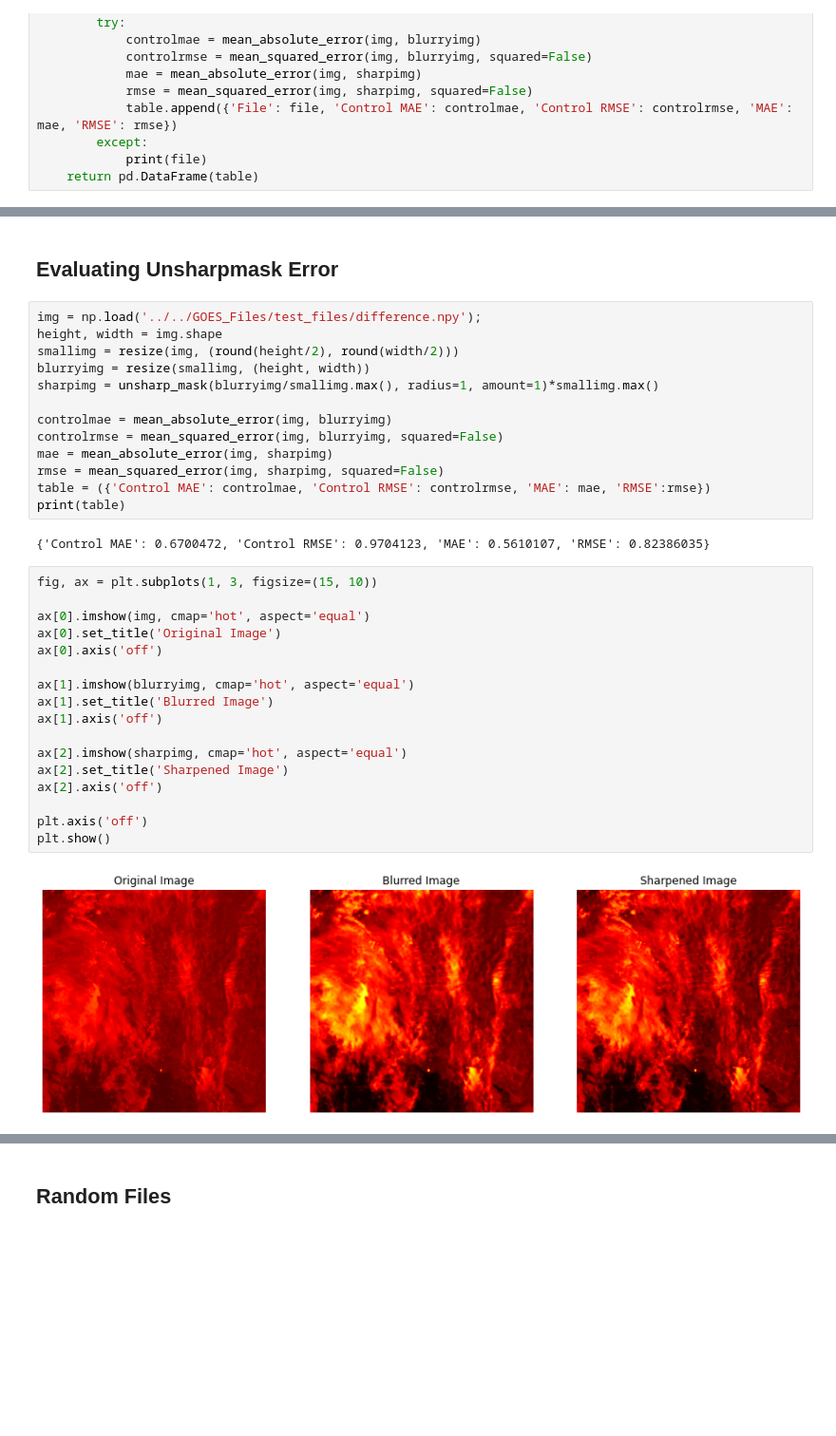
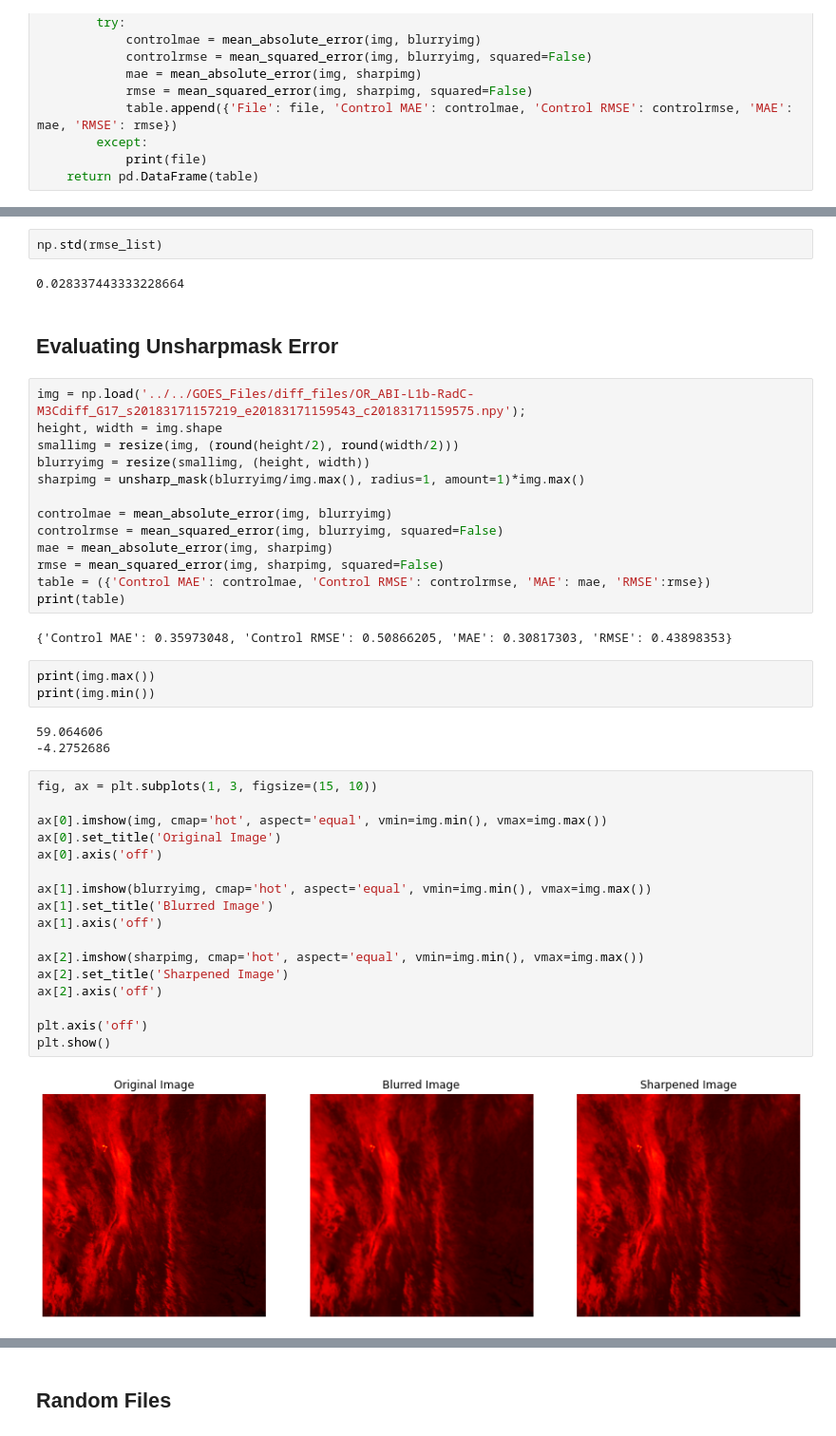
Before and after one commit to ccny-glasslab/Fires, a Jupyter notebook: Image Sharpening/bt_image_sharpening_unsharpmask.ipynb, the cells around one changed output, grey strips where cells are left out. Shown at 95% size. Cells and saved outputs as stored; diff of their text form; blank space fills up the shorter version.

```diff
--- a/Image Sharpening/bt_image_sharpening_unsharpmask.ipynb
+++ b/Image Sharpening/bt_image_sharpening_unsharpmask.ipynb
@@ -148,11 +153,15 @@ dtype: float64
+# %%
+np.std(rmse_list)
+# %% [output]
+0.028337443333228664
 # %% [markdown]
 ## Evaluating Unsharpmask Error
 # %%
-img = np.load('../../GOES_Files/test_files/difference.npy');
+img = np.load('../../GOES_Files/diff_files/OR_ABI-L1b-RadC-M3Cdiff_G17_s20183171157219_e20183171159543_c20183171159575.npy');
 height, width = img.shape
 smallimg = resize(img, (round(height/2), round(width/2)))
 blurryimg = resize(smallimg, (height, width))
-sharpimg = unsharp_mask(blurryimg/smallimg.max(), radius=1, amount=1)*smallimg.max()
+sharpimg = unsharp_mask(blurryimg/img.max(), radius=1, amount=1)*img.max()
 
 controlmae = mean_absolute_error(img, blurryimg)
 controlrmse = mean_squared_error(img, blurryimg, squared=False)
@@ -161,23 +170,29 @@ rmse = mean_squared_error(img, sharpimg, squared=False)
 table = ({'Control MAE': controlmae, 'Control RMSE': controlrmse, 'MAE': mae, 'RMSE':rmse})
 print(table)
 # %% [output]
-{'Control MAE': 0.6700472, 'Control RMSE': 0.9704123, 'MAE': 0.5610107, 'RMSE': 0.82386035}
+{'Control MAE': 0.35973048, 'Control RMSE': 0.50866205, 'MAE': 0.30817303, 'RMSE': 0.43898353}
+# %%
+print(img.max())
+print(img.min())
+# %% [output]
+59.064606
+-4.2752686
 # %%
 fig, ax = plt.subplots(1, 3, figsize=(15, 10))
 
-ax[0].imshow(img, cmap='hot', aspect='equal')
+ax[0].imshow(img, cmap='hot', aspect='equal', vmin=img.min(), vmax=img.max())
 ax[0].set_title('Original Image')
 ax[0].axis('off')
 
-ax[1].imshow(blurryimg, cmap='hot', aspect='equal')
+ax[1].imshow(blurryimg, cmap='hot', aspect='equal', vmin=img.min(), vmax=img.max())
 ax[1].set_title('Blurred Image')
 ax[1].axis('off')
 
-ax[2].imshow(sharpimg, cmap='hot', aspect='equal')
+ax[2].imshow(sharpimg, cmap='hot', aspect='equal', vmin=img.min(), vmax=img.max())
 ax[2].set_title('Sharpened Image')
 ax[2].axis('off')
 
 plt.axis('off')
 plt.show()
 # %% [output]
-[figure, old version]
+[figure, new version]
```
Also changed, not shown: parts of 6 cells of this notebook.
